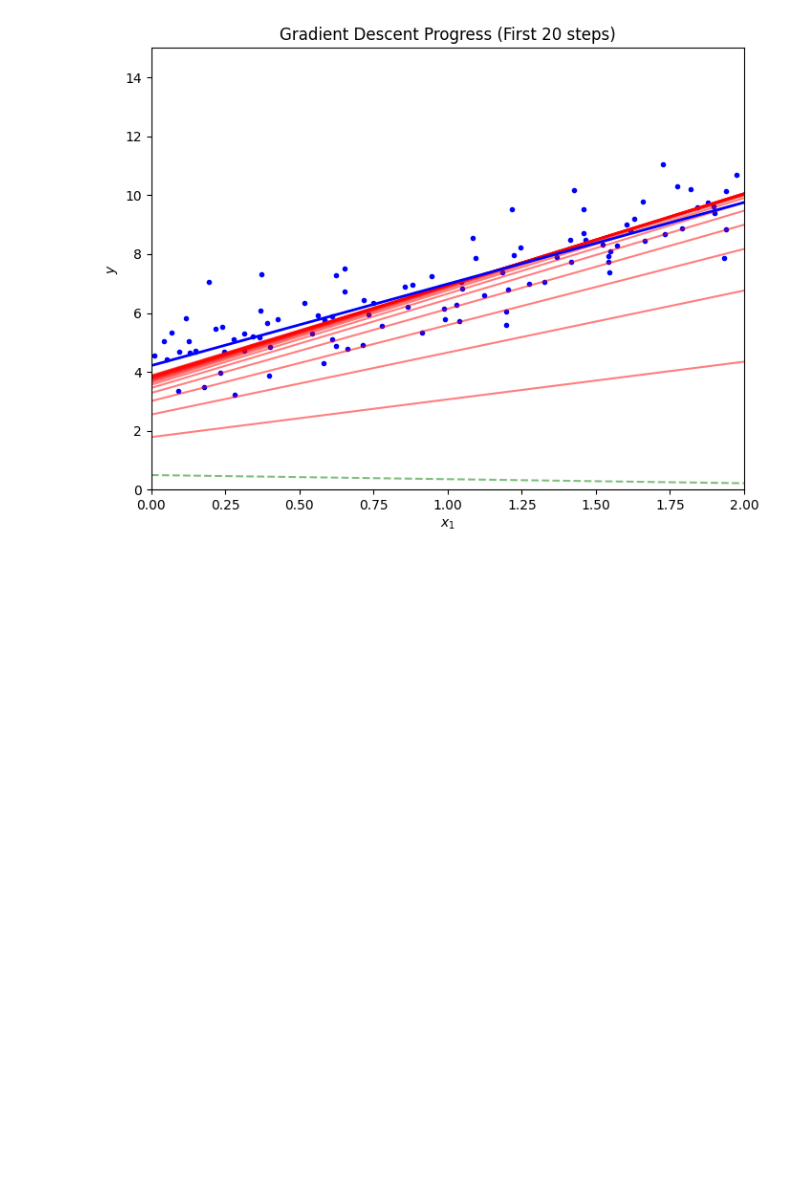
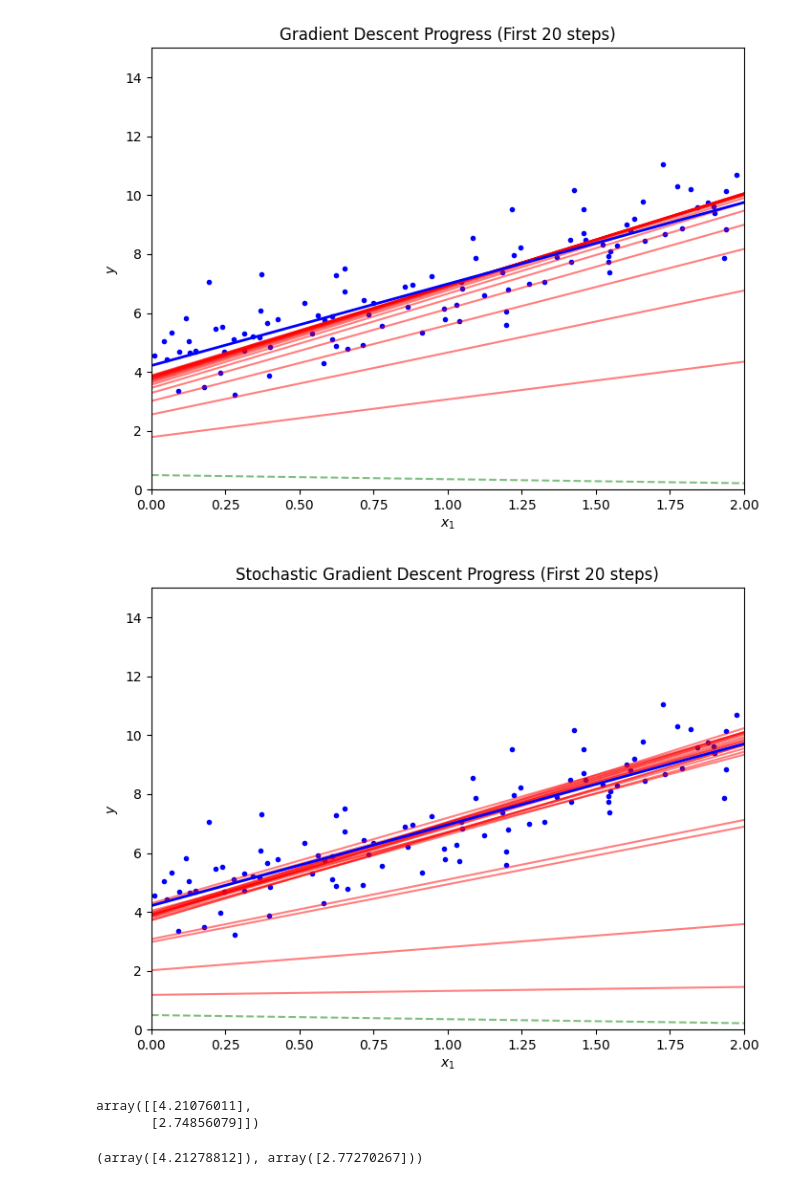
Before and after one commit to think2times/Fastrack, a Jupyter notebook: ai/homl/ch04.ipynb, the cells around one changed output. Cells and saved outputs as stored; diff of their text form; code cells hidden in the pictures; blank space fills up the shorter version.

Commit message:
learning chapter 4.2 of homl

```diff
--- a/ai/homl/ch04.ipynb
+++ b/ai/homl/ch04.ipynb
@@ -119,3 +119,64 @@ plt.title('Gradient Descent Progress (First 20 steps)')
 plt.show()
 # %% [output]
 [figure]
+# %%
+# 1. 先画出原始数据散点图
+plt.figure(figsize=(8, 6))
+plt.plot(X, y, 'b.')    # b 决定了颜色是蓝色，. 决定了画的是散点图
+
+# 2. 准备预测用的 X 坐标
+# 我们取 0 和 2 两个点，连接成线即可
+X_new = np.array([[0], [2]])
+X_new_b = np.c_[np.ones((2, 1)), X_new]     # c_ 是 column concatenation 的缩写
+
+# 3. 梯度下降并绘图
+n_epochs = 50
+t0, t1 = 5, 50  # learning schedule hyperparameters
+
+def learning_schedule(t):
+    return t0 / (t + t1)
+
+np.random.seed(42)
+theta = np.random.randn(2, 1)   # random initialization
+
+for epoch in range(n_epochs):
+    for iteration in range(m):
+        if epoch == 0 and iteration < 20:
+            y_predict = X_new_b @ theta
+            style = 'r-' if iteration > 0 else 'g--'     # r 表示红色, - 表示实线, g 表示绿色, -- 表示虚线
+            plt.plot(X_new, y_predict, style, alpha=0.5)
+
+        random_index = np.random.randint(m)
+        xi = X_b[random_index : random_index + 1]
+        yi = y[random_index : random_index + 1]
+        gradients = 2 * xi.T @ (xi @ theta - yi)
+        eta = learning_schedule(epoch * m + iteration)  # epoch * m + iteration 实际上是在计算“总迭代次数”
+        theta = theta - eta * gradients
+
+
+# 4. 最后画出收敛后的最终直线
+y_predict = X_new_b @ theta
+plt.plot(X_new, y_predict, 'b-', linewidth=2, label='Final Model')
+
+plt.xlabel('$x_1$')
+plt.ylabel('$y$')
+plt.axis([0, 2, 0, 15])
+plt.title('Stochastic Gradient Descent Progress (First 20 steps)')
+plt.show()
+# %% [output]
+[figure, added]
+# %%
+theta
+# %% [output]
+array([[4.21076011],
+       [2.74856079]])
+# %%
+from sklearn.linear_model import SGDRegressor
+
+sgd_reg = SGDRegressor(max_iter=1000, tol=1e-5, penalty=None, eta0=0.01,
+                       n_iter_no_change=100, random_state=42)
+sgd_reg.fit(X, y.ravel())
+
+sgd_reg.intercept_, sgd_reg.coef_
+# %% [output]
+(array([4.21278812]), array([2.77270267]))
```
Also changed, not shown: 1 other file.
